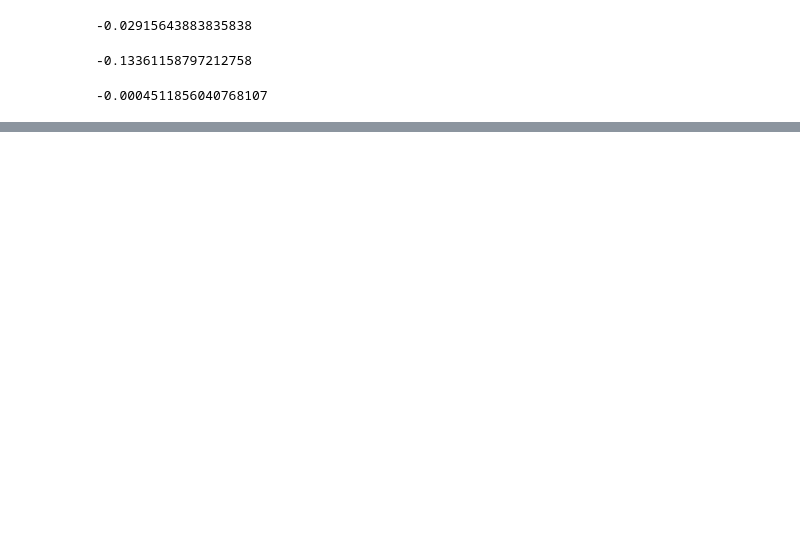
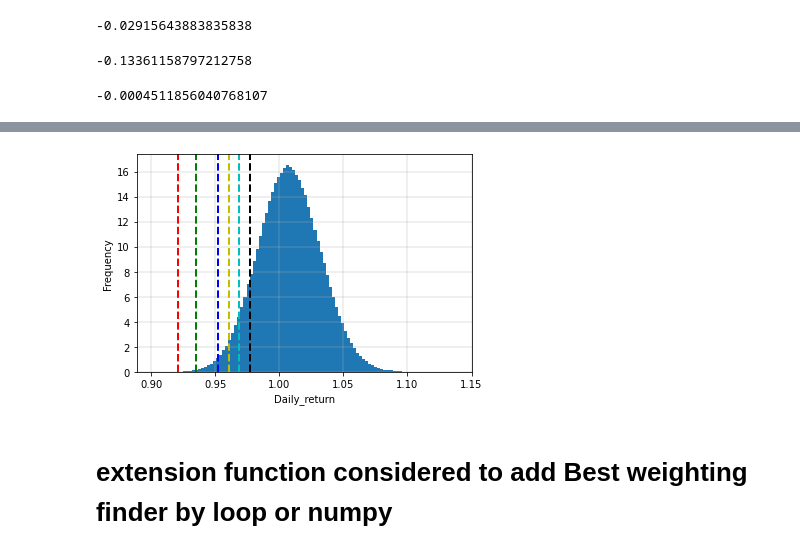
Before and after one commit to NingDin/BackTestPlayGround, a Jupyter notebook: TestOfPortfolioVaR.ipynb, the cells around one changed output, grey strips where cells are left out. Drawn from its saved outputs; the diff is of its cells as text; code cells hidden in the pictures; blank space fills up the shorter version.

```diff
--- a/TestOfPortfolioVaR.ipynb
+++ b/TestOfPortfolioVaR.ipynb
@@ -180,0 +379,5 @@ higher
+# %%
+# we can then calculate diff value at risk
+pers=[0.01,0.1,1.0,2.5,5.0,10.0]  # here imply is the percentage
+var=scs.scoreatpercentile(Modelreturn-1,pers) # -1 for the change
+var
@@ -180,0 +387,3 @@ higher
+# %%
+dfvar=pd.DataFrame(var,pers,columns=['VaR'])
+dfvar
@@ -180,0 +413,15 @@ higher
+# %%
+# we can also add additional line
+plt.hist(Modelreturn,density=True,bins=100)
+plt.axvline(dfvar.loc[0.01]['VaR']+1,color='r',linestyle='dashed',linewidth=2)
+plt.axvline(dfvar.loc[0.1]['VaR']+1,color='g',linestyle='dashed',linewidth=2)
+plt.axvline(dfvar.loc[1]['VaR']+1,color='b',linestyle='dashed',linewidth=2)
+plt.axvline(dfvar.loc[2.5]['VaR']+1,color='y',linestyle='dashed',linewidth=2)
+plt.axvline(dfvar.loc[5]['VaR']+1,color='c',linestyle='dashed',linewidth=2)
+plt.axvline(dfvar.loc[10]['VaR']+1,color='k',linestyle='dashed',linewidth=2)
+plt.ylabel('Frequency')
+plt.xlabel('Daily_return')
+plt.grid(True,linewidth=.4)
+plt.show()
+# %% [output]
+[figure, added]
@@ -180,0 +432,2 @@ higher
+# %% [markdown]
+# extension function considered to add Best weighting finder by loop or numpy
```
Also changed, not shown: parts of 37 cells of this notebook.
